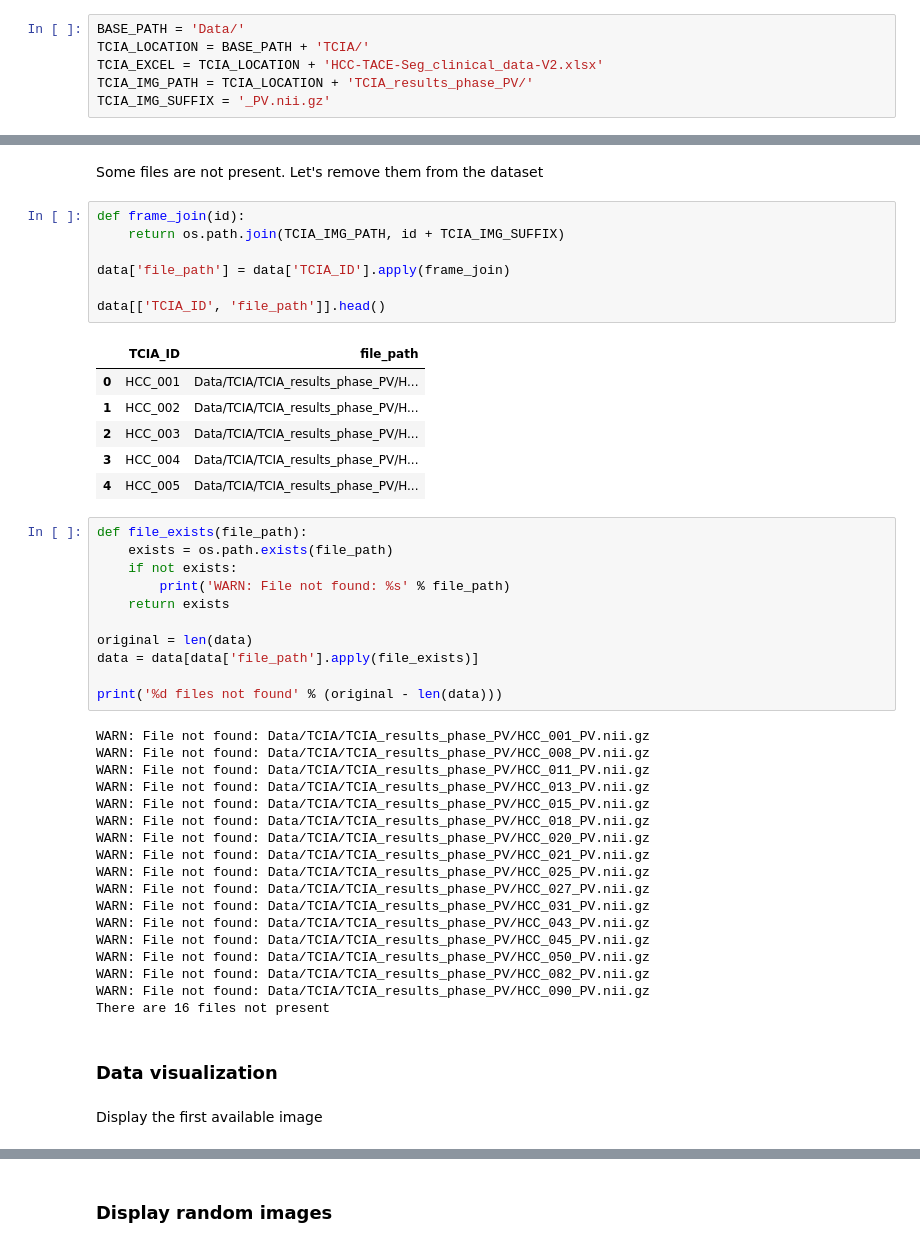
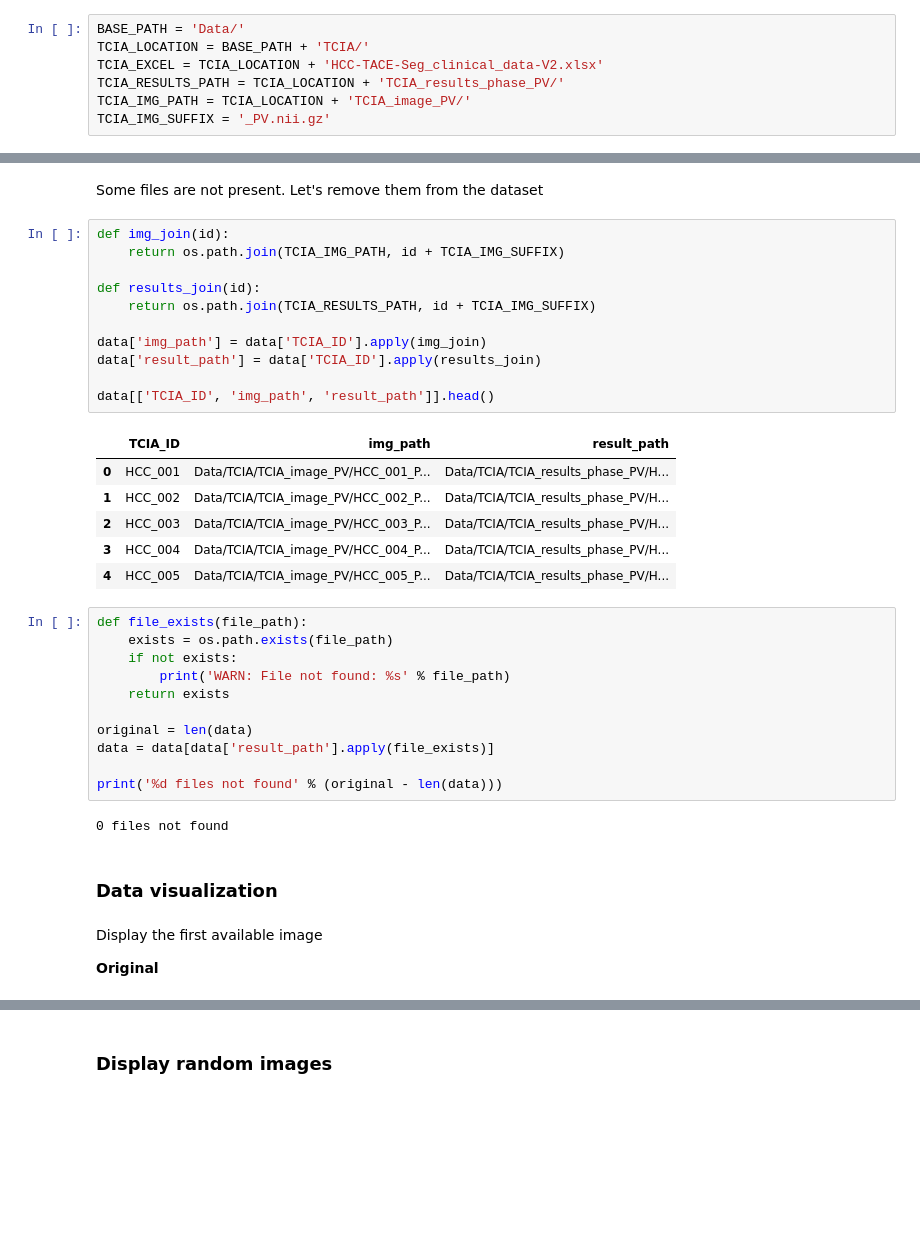
Before and after one commit to McSonk/2024-img-challenge, a Jupyter notebook: explanation.ipynb, the cells around one changed output, grey strips where cells are left out. Drawn from its saved outputs; the diff is of its cells as text; blank space fills up the shorter version.

```diff
--- a/explanation.ipynb
+++ b/explanation.ipynb
@@ -25,7 +25,8 @@ import matplotlib.pyplot as plt
 BASE_PATH = 'Data/'
 TCIA_LOCATION = BASE_PATH + 'TCIA/'
 TCIA_EXCEL = TCIA_LOCATION + 'HCC-TACE-Seg_clinical_data-V2.xlsx'
-TCIA_IMG_PATH = TCIA_LOCATION + 'TCIA_results_phase_PV/'
+TCIA_RESULTS_PATH = TCIA_LOCATION + 'TCIA_results_phase_PV/'
+TCIA_IMG_PATH = TCIA_LOCATION + 'TCIA_image_PV/'
 TCIA_IMG_SUFFIX = '_PV.nii.gz'
 # %% [markdown]
 ### Data exploration
@@ -81,19 +82,23 @@ data['TCIA_ID'].count()
 # %% [markdown]
 Some files are not present. Let's remove them from the dataset
 # %%
-def frame_join(id):
+def img_join(id):
     return os.path.join(TCIA_IMG_PATH, id + TCIA_IMG_SUFFIX)
 
-data['file_path'] = data['TCIA_ID'].apply(frame_join)
+def results_join(id):
+    return os.path.join(TCIA_RESULTS_PATH, id + TCIA_IMG_SUFFIX)
 
-data[['TCIA_ID', 'file_path']].head()
+data['img_path'] = data['TCIA_ID'].apply(img_join)
+data['result_path'] = data['TCIA_ID'].apply(results_join)
+
+data[['TCIA_ID', 'img_path', 'result_path']].head()
 # %% [output]
-|  | TCIA_ID | file_path |
-| 0 | HCC_001 | Data/TCIA/TCIA_results_phase_PV/H... |
-| 1 | HCC_002 | Data/TCIA/TCIA_results_phase_PV/H... |
-| 2 | HCC_003 | Data/TCIA/TCIA_results_phase_PV/H... |
-| 3 | HCC_004 | Data/TCIA/TCIA_results_phase_PV/H... |
-| 4 | HCC_005 | Data/TCIA/TCIA_results_phase_PV/H... |
+|  | TCIA_ID | img_path | result_path |
+| 0 | HCC_001 | Data/TCIA/TCIA_image_PV/HCC_001_P... | Data/TCIA/TCIA_results_phase_PV/H... |
+| 1 | HCC_002 | Data/TCIA/TCIA_image_PV/HCC_002_P... | Data/TCIA/TCIA_results_phase_PV/H... |
+| 2 | HCC_003 | Data/TCIA/TCIA_image_PV/HCC_003_P... | Data/TCIA/TCIA_results_phase_PV/H... |
+| 3 | HCC_004 | Data/TCIA/TCIA_image_PV/HCC_004_P... | Data/TCIA/TCIA_results_phase_PV/H... |
+| 4 | HCC_005 | Data/TCIA/TCIA_image_PV/HCC_005_P... | Data/TCIA/TCIA_results_phase_PV/H... |
 # %%
 def file_exists(file_path):
     exists = os.path.exists(file_path)
@@ -102,30 +107,16 @@ def file_exists(file_path):
     return exists
 
 original = len(data)
-data = data[data['file_path'].apply(file_exists)]
+data = data[data['result_path'].apply(file_exists)]
 
 print('%d files not found' % (original - len(data)))
 # %% [output]
-WARN: File not found: Data/TCIA/TCIA_results_phase_PV/HCC_001_PV.nii.gz
-WARN: File not found: Data/TCIA/TCIA_results_phase_PV/HCC_008_PV.nii.gz
-WARN: File not found: Data/TCIA/TCIA_results_phase_PV/HCC_011_PV.nii.gz
-WARN: File not found: Data/TCIA/TCIA_results_phase_PV/HCC_013_PV.nii.gz
-WARN: File not found: Data/TCIA/TCIA_results_phase_PV/HCC_015_PV.nii.gz
-WARN: File not found: Data/TCIA/TCIA_results_phase_PV/HCC_018_PV.nii.gz
-WARN: File not found: Data/TCIA/TCIA_results_phase_PV/HCC_020_PV.nii.gz
-WARN: File not found: Data/TCIA/TCIA_results_phase_PV/HCC_021_PV.nii.gz
-WARN: File not found: Data/TCIA/TCIA_results_phase_PV/HCC_025_PV.nii.gz
-WARN: File not found: Data/TCIA/TCIA_results_phase_PV/HCC_027_PV.nii.gz
-WARN: File not found: Data/TCIA/TCIA_results_phase_PV/HCC_031_PV.nii.gz
-WARN: File not found: Data/TCIA/TCIA_results_phase_PV/HCC_043_PV.nii.gz
-WARN: File not found: Data/TCIA/TCIA_results_phase_PV/HCC_045_PV.nii.gz
-WARN: File not found: Data/TCIA/TCIA_results_phase_PV/HCC_050_PV.nii.gz
-WARN: File not found: Data/TCIA/TCIA_results_phase_PV/HCC_082_PV.nii.gz
-WARN: File not found: Data/TCIA/TCIA_results_phase_PV/HCC_090_PV.nii.gz
-There are 16 files not present
+0 files not found
 # %% [markdown]
 ### Data visualization
 # %% [markdown]
 Display the first available image
+
+**Original**
 # %%
 # Load the .nii.gz file
```
Also changed, not shown: parts of 5 cells of this notebook.
